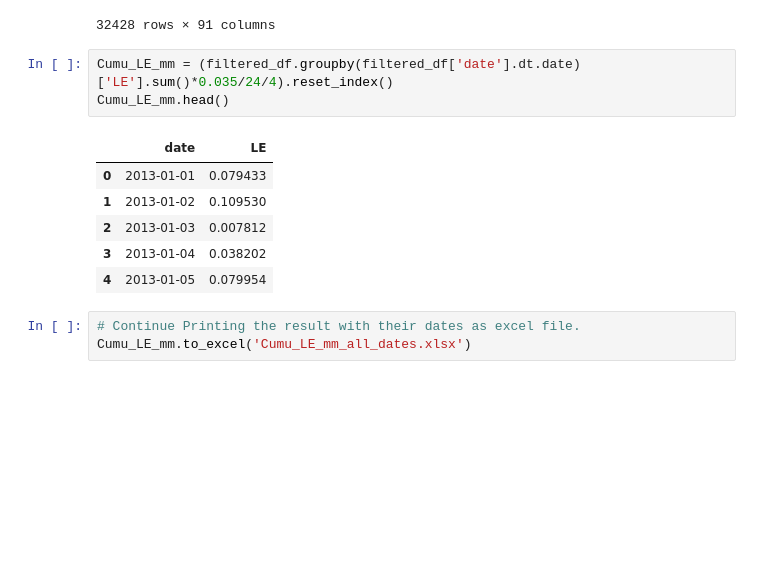
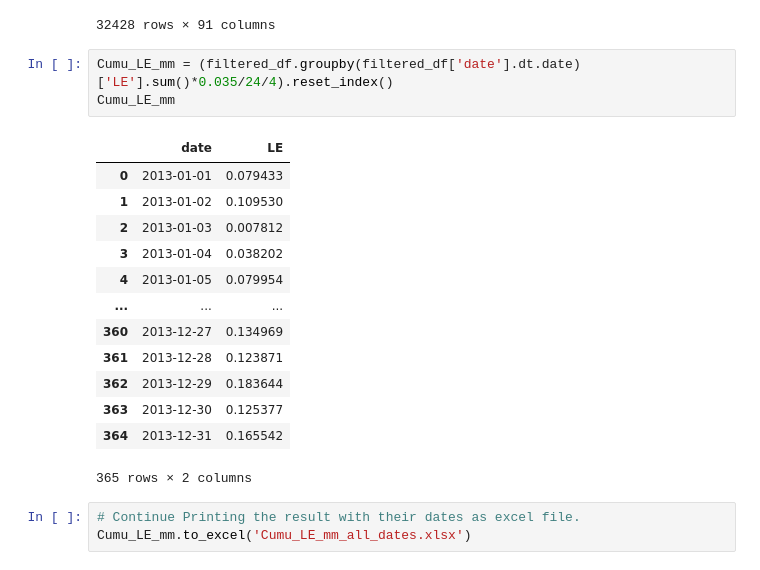
Before and after one commit to myothiha/tata, a Jupyter notebook: ET_WB/ET_WB.ipynb, the cells around one changed output. Cells and saved outputs as stored; diff of their text form; blank space fills up the shorter version.

```diff
--- a/ET_WB/ET_WB.ipynb
+++ b/ET_WB/ET_WB.ipynb
@@ -90,14 +90,21 @@ filtered_df
 32428 rows × 91 columns
 # %%
 Cumu_LE_mm = (filtered_df.groupby(filtered_df['date'].dt.date)['LE'].sum()*0.035/24/4).reset_index()
-Cumu_LE_mm.head()
+Cumu_LE_mm
 # %% [output]
 |  | date | LE |
 | 0 | 2013-01-01 | 0.079433 |
 | 1 | 2013-01-02 | 0.109530 |
 | 2 | 2013-01-03 | 0.007812 |
 | 3 | 2013-01-04 | 0.038202 |
 | 4 | 2013-01-05 | 0.079954 |
+| ... | ... | ... |
+| 360 | 2013-12-27 | 0.134969 |
+| 361 | 2013-12-28 | 0.123871 |
+| 362 | 2013-12-29 | 0.183644 |
+| 363 | 2013-12-30 | 0.125377 |
+| 364 | 2013-12-31 | 0.165542 |
+365 rows × 2 columns
 # %%
 # Continue Printing the result with their dates as excel file.
 Cumu_LE_mm.to_excel('Cumu_LE_mm_all_dates.xlsx')
```
Also changed, not shown: 2 other files.
